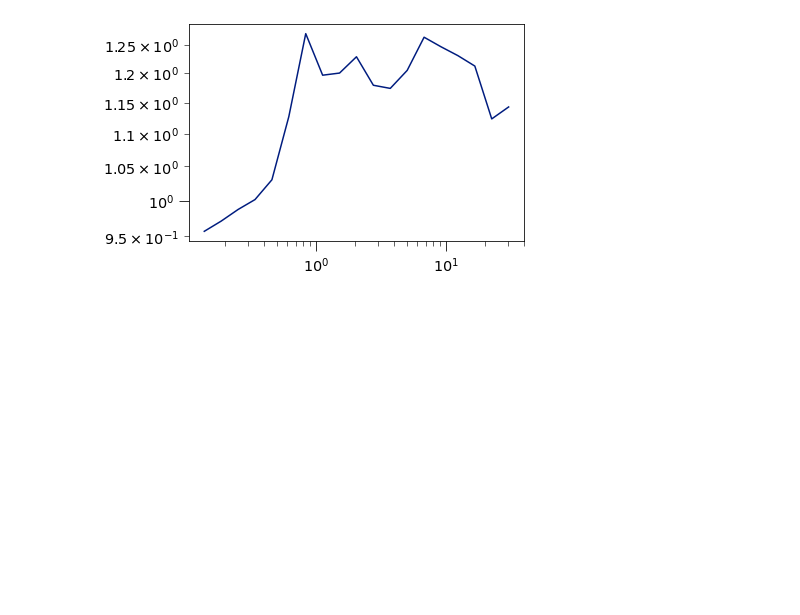
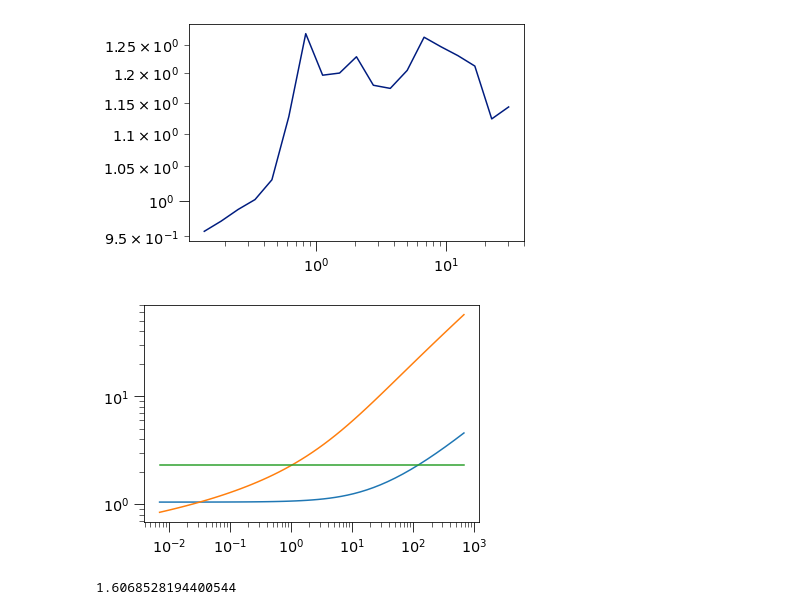
Before and after one commit to ItayBM/NeutrinoFogs, a Jupyter notebook: NeutrinoFogElectroWIMPs.ipynb, the cells around one changed output. Saved outputs shown, nothing was run; the diff lists cells and outputs as text; code cells hidden in the pictures; blank space fills up the shorter version.

```diff
--- a/NeutrinoFogElectroWIMPs.ipynb
+++ b/NeutrinoFogElectroWIMPs.ipynb
@@ -558,7 +538,8 @@ mydictofxy['LZ_NoER']={'xdisc':deepcopy(xdiscovery),'ydisc':deepcopy(ydiscovery)
 The following is defining the functions necessary to find the cut:
 # %%
 
-#Accurate discovery and exlcusion tests from eqs 8 and 9 of https://arxiv.org/pdf/2009.07249.pdf
+#Discovery and exlcusion from asimov set, from eqs 8 and 9 of https://arxiv.org/pdf/2009.07249.pdf
+#(NOT used in final paper)
 def discoverytest(s0,b,signalscaling=1,exposure=1):
     s=s0*signalscaling
     return np.sqrt(2)*sc.erfcinv(sc.gammainc((s+b)*exposure,b*exposure)*2)
@@ -566,6 +547,7 @@ def exclusiontest(s0,b,signalscaling=1,exposure=1):
     s=s0*signalscaling
     return np.sqrt(2)*sc.erfcinv((1-sc.gammainc(b*exposure+1,(s+b)*exposure))*2)
 #approximate discovery and exclusion tests from eqs 5 and 6 of https://arxiv.org/pdf/2009.07249.pdf and refs therein
+#used for map-creation.
 def discoverytestimate(s0,b,signalscaling=1,exposure=1):
     s=s0*signalscaling
     return np.sqrt(2*((s + b)*np.log(1 + s/b) - s))*np.sqrt(exposure)
@@ -665,9 +647,11 @@ def findmedianmask(signal0now):
                 athingo=athingo-1
     return np.array(newmask)
 
+#THE FOLLOWING FUNCTION IS NOT USED IN THE MAIN PAPER IN THE END. IT RELIES ON THE ASIMOV SET TEST
+#STATISTICS, AND IN THE END WE JUST USE THE SAME THING AS BEFORE FOR OUR CUT AND COUNT
 #perform a cut and count analysis. I assume signal rate and background rate are already simply numbers.
 #signal normalization vec is the things I will multiply the signal rate by, looking for the right exposure to detect them
-def cutandcountanalysis(signalrate,backgroundrate,signalnormalizationvec,Zdiscovery=5,Zexclusion=1.645,fulldict=fulldict):
+def cutandcountanalysis(signalrate,backgroundrate,signalnormalizationvec,Zdiscovery=5,Zexclusion=1.28,fulldict=fulldict):
     yexc=signalnormalizationvec*0#The exposure for exclusion, I will fill this out as this function goes along
     ydisc=signalnormalizationvec*0#The exposure for discovery, I will fill this out as this function goes along
     for i, aratenorm in enumerate(signalnormalizationvec):
@@ -681,9 +665,9 @@ def cutandcountanalysis(signalrate,backgroundrate,signalnormalizationvec,Zdiscov
                 ydiscguess=1/(aratenorm*signalrate)
         # Define the equation to solve for discovery
         def FindDiscoveryExposure(y):#when this is zero
-            return discoverytest(signalrate,backgroundrate,signalscaling=aratenorm,exposure=y) - 5
+            return discoverytest(signalrate,backgroundrate,signalscaling=aratenorm,exposure=y) - Zdiscovery
         def FindExclusionExposure(y):#when this is zero
-            return exclusiontest(signalrate,backgroundrate,signalscaling=aratenorm,exposure=y) - 1.64
+            return exclusiontest(signalrate,backgroundrate,signalscaling=aratenorm,exposure=y) - Zexclusion
         # Solve for discovery
         y_solution_Disc = fsolve(FindDiscoveryExposure, ydiscguess)
         # Solve for exclusion
@@ -1282,3 +1250,19 @@ plt.yscale('log')
 # %% [output]
 [figure]
 [figure]
+# %%
+xboth,yexc,ydisc=cutandcountanalysis(2.2,0.1*np.log(2),np.exp(np.linspace(-5,5)))
+xboth=xboth/fulldict['ratetots'][fulldict['whichissig']]
+# %%
+plt.plot(yexc,xboth*yexc)
+plt.plot(yexc,xboth*ydisc)
+plt.plot(yexc,xboth*0+2.3)
+
+plt.yscale('log')
+plt.xscale('log')
+# %% [output]
+[figure, added]
+# %%
+2.3-np.log(2)
+# %% [output]
+1.6068528194400544
```
Also changed, not shown: parts of 15 cells of this notebook, 9 other files.
